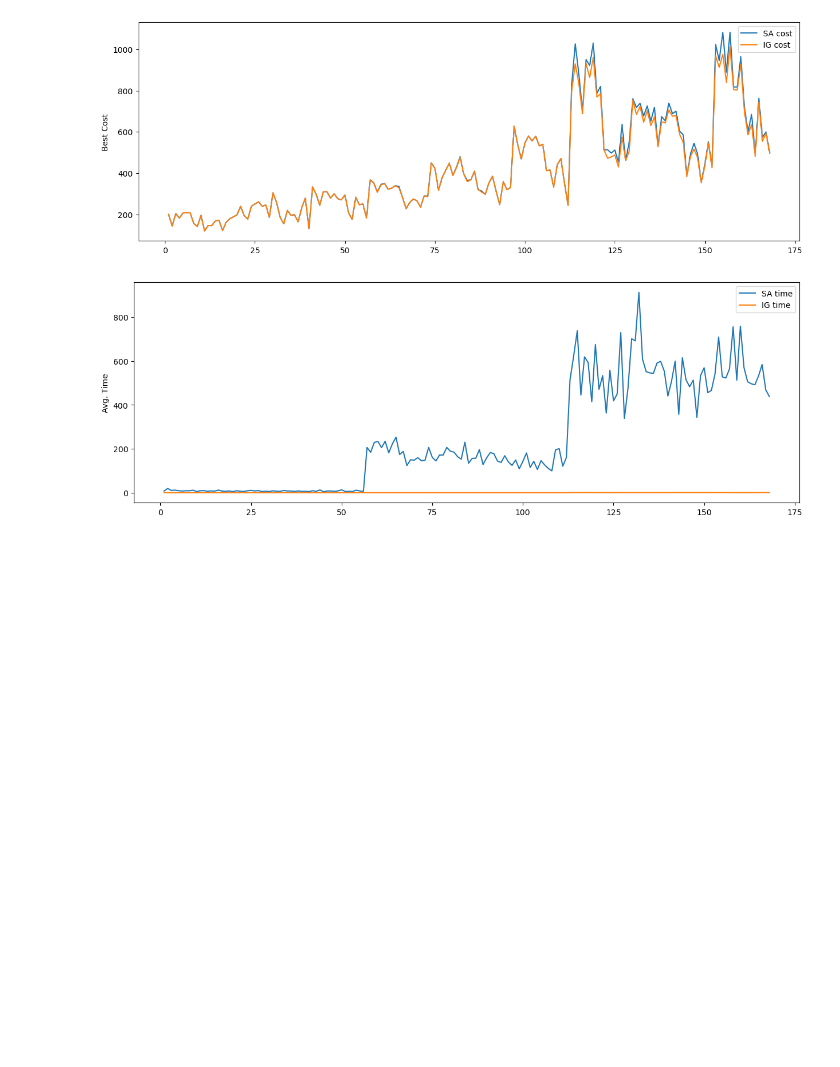
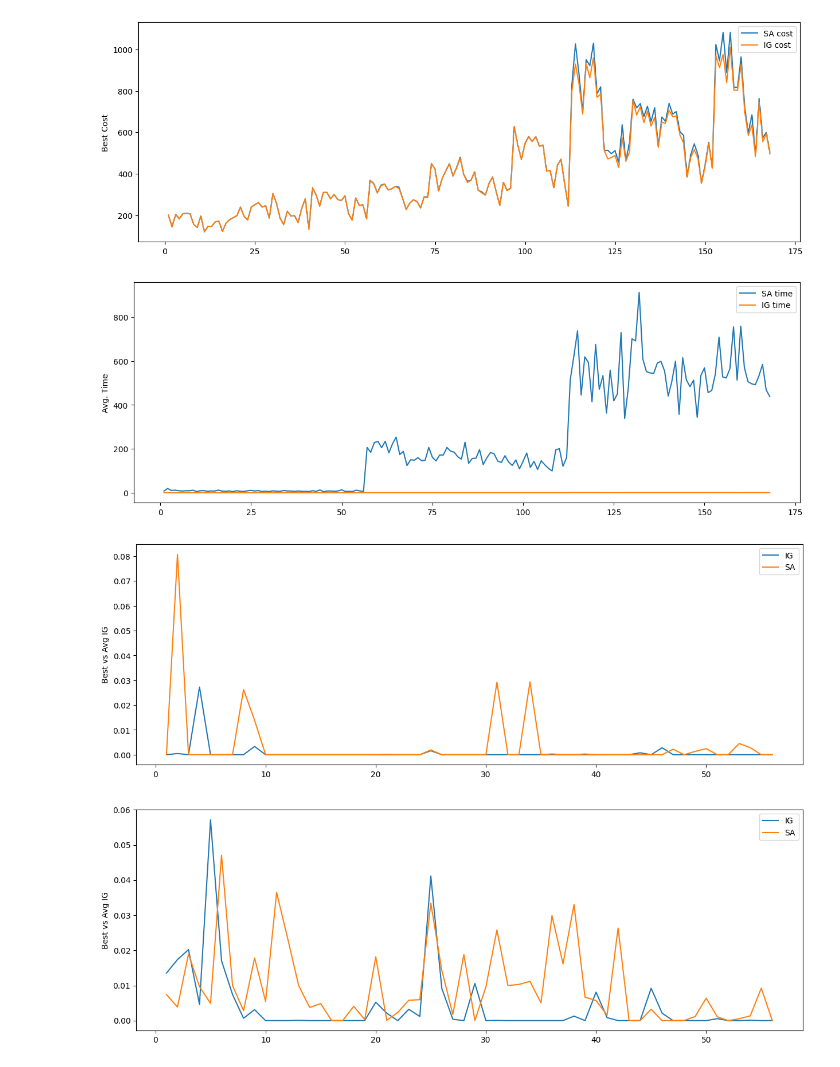
Before and after one commit to neonpi/PesquisaLL, a Jupyter notebook: Docs/graphs/Untitled.ipynb, the cells around one changed output. Drawn from its saved outputs; the diff is of its cells as text; code cells hidden in the pictures; blank space fills up the shorter version.

```diff
--- a/Docs/graphs/Untitled.ipynb
+++ b/Docs/graphs/Untitled.ipynb
@@ -1,21 +1,28 @@
 # %%
 import pandas as pd
 import matplotlib.pyplot as plt
+import math
 
 arquivo = pd.read_csv('everyone')
 
+ig_costs = list(arquivo['ig_best_cost'])
 g_costs = list(arquivo['g_best_cost'])
 sa_costs = list(arquivo['sa_best_cost'])
+
+ig_avg_costs = list(arquivo['ig_avg_cost'])
+sa_avg_costs = list(arquivo['sa_avg_cost'])
+
 lit_costs = list()
 
 for index, cost in enumerate(g_costs):
-    if (cost == "N/A" or cost < sa_costs[index]):
+
+    if ((not math.isnan(cost)) and cost < sa_costs[index]):
         lit_costs.append(cost)
     else:
         lit_costs.append(sa_costs[index])
 
-ig_costs = list(arquivo['ig_best_cost'])
 
+print(arquivo)
 
 plt.figure(figsize=(15, 5))
 
@@ -34,5 +41,45 @@ plt.ylabel('Avg. Time')
 plt.plot([x for x in range(1,169)],lit_avg_time, label = "SA time")
 plt.plot([x for x in range(1,169)],ig_avg_time, label = "IG time")
 plt.legend()
+plt.savefig("texte.pdf", bbox_inches='tight')
 plt.show()
+
+
+
+dif_best_avg_ig = list()
+dif_best_avg_sa = list()
+
+for i in range(len(ig_avg_costs)):
+    dif_best_avg_ig.append((ig_avg_costs[i] - ig_costs[i])/ig_costs[i])
+    dif_best_avg_sa.append((sa_avg_costs[i] - sa_costs[i])/sa_costs[i])
+
+# print(dif_best_avg_ig)
+
+plt.figure(figsize=(15, 5))
+
+plt.ylabel('Best vs Avg IG')
+# plt.plot([x for x in range(1,169)],dif_best_avg_ig, label="IG")
+# plt.plot([x for x in range(1,169)],dif_best_avg_sa, label="SA")
+plt.plot([x for x in range(1,57)],dif_best_avg_ig[0:56], label="IG")
+plt.plot([x for x in range(1,57)],dif_best_avg_sa[0:56], label="SA")
+plt.legend()
+plt.show()
+
+plt.figure(figsize=(15, 5))
+plt.ylabel('Best vs Avg IG')
+# plt.plot([x for x in range(1,169)],dif_best_avg_ig, label="IG")
+# plt.plot([x for x in range(1,169)],dif_best_avg_sa, label="SA")
+plt.plot([x for x in range(1,57)],dif_best_avg_ig[56:112], label="IG")
+plt.plot([x for x in range(1,57)],dif_best_avg_sa[56:112], label="SA")
+plt.legend()
+plt.show()
+
+plt.figure(figsize=(15, 5))
+plt.ylabel('Best vs Avg IG')
+# plt.plot([x for x in range(1,169)],dif_best_avg_ig, label="IG")
+# plt.plot([x for x in range(1,169)],dif_best_avg_sa, label="SA")
+plt.plot([x for x in range(1,57)],dif_best_avg_ig[112:269], label="IG")
+plt.plot([x for x in range(1,57)],dif_best_avg_sa[112:269], label="SA")
+plt.legend()
+plt.show()
 # %% [output]
@@ -39,2 +103,4 @@ plt.show()
 [figure]
 [figure]
+[figure, added]
+[figure, added]
```
Also changed, not shown: parts of 2 cells of this notebook, 1 other file.
